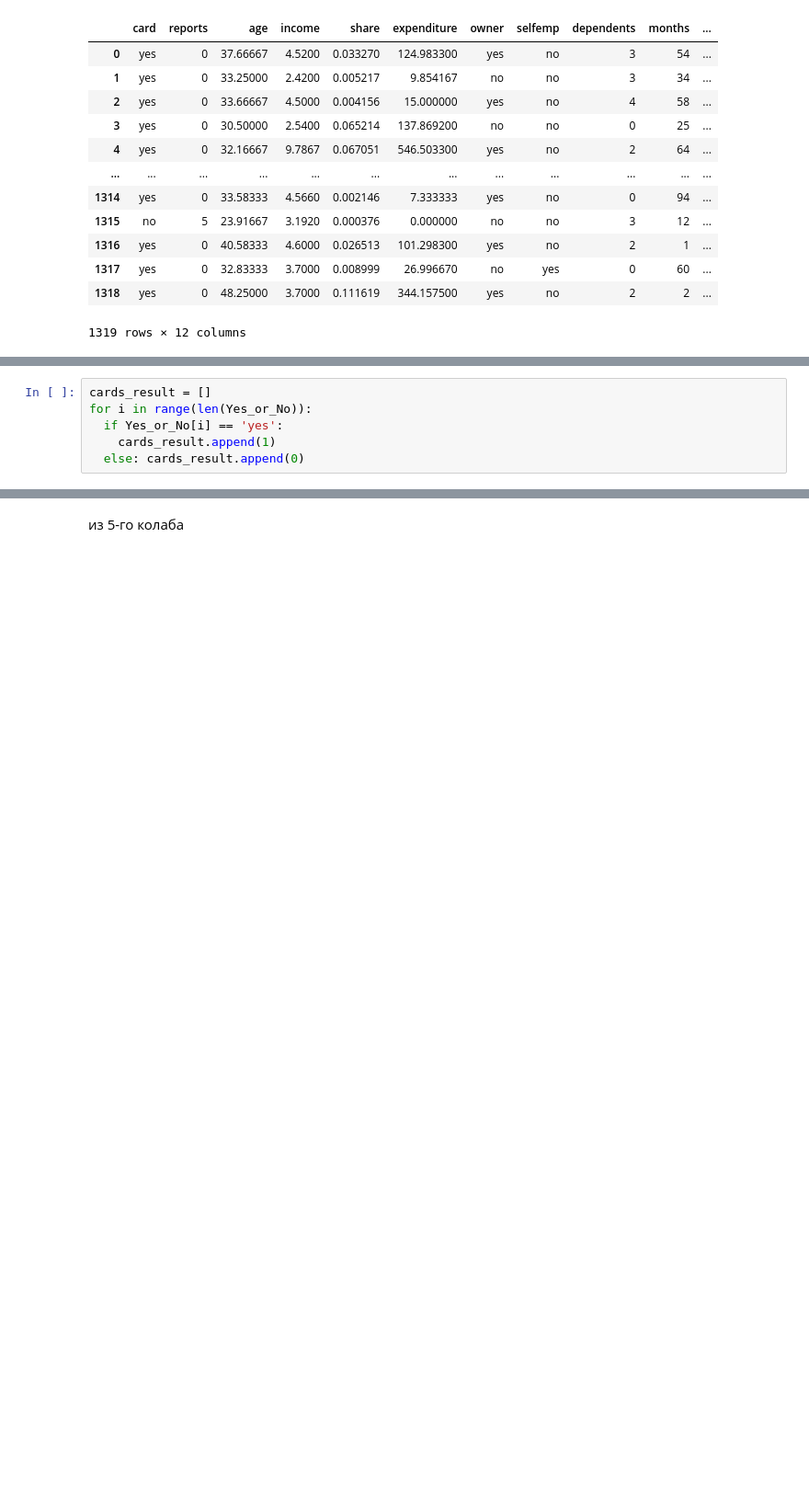
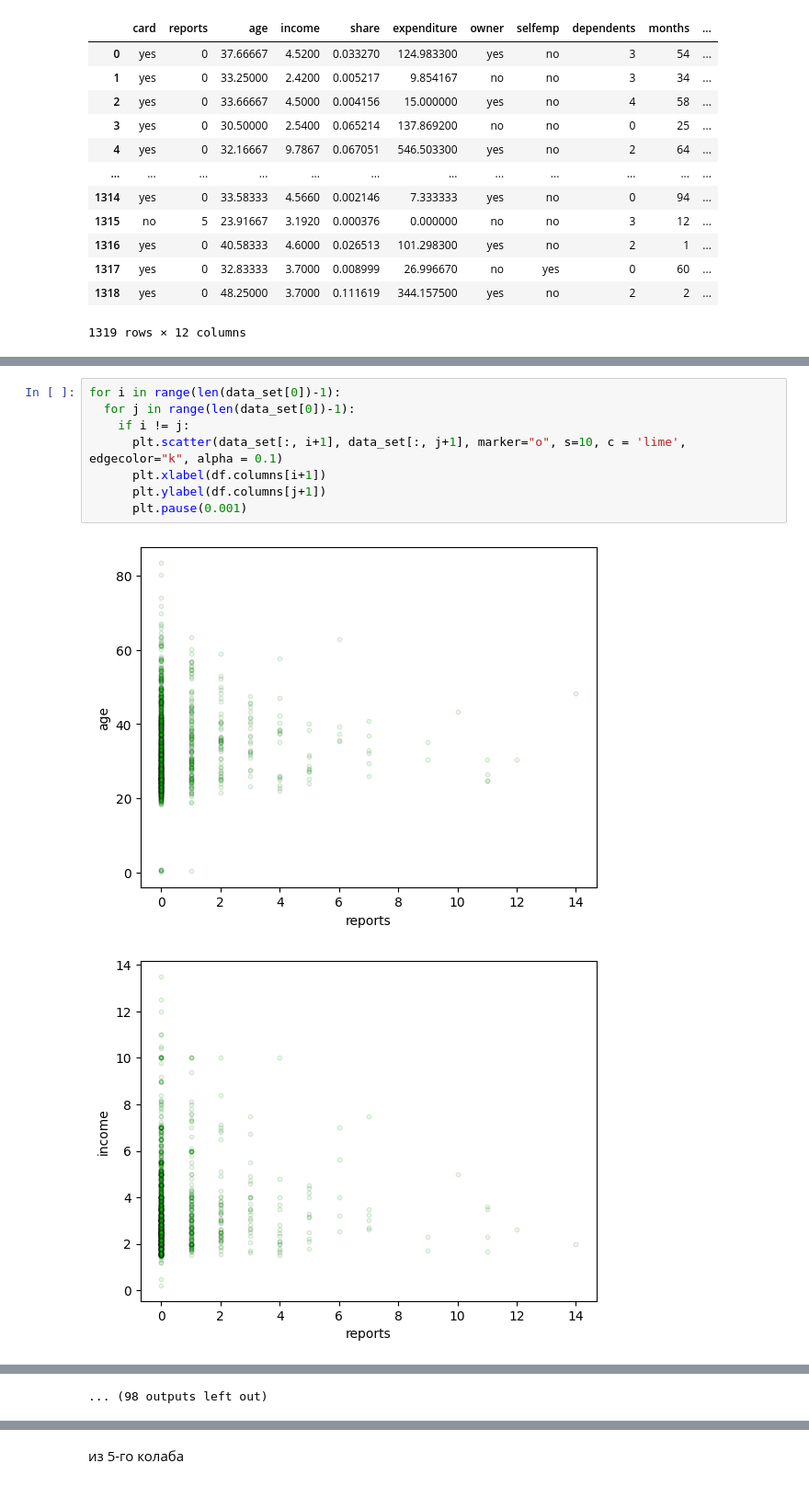
Before and after one commit to SedyaPrograms/Tutorial, a Jupyter notebook: AI and machine learning/Предсказание_выдачи_кредитной_карты_ВКР.ipynb, the cells around one changed output, grey strips where cells are left out. Shown at 92% size. Cells and saved outputs as stored; diff of their text form; blank space fills up the shorter version.

```diff
--- a/AI and machine learning/Предсказание_выдачи_кредитной_карты_ВКР.ipynb
+++ b/AI and machine learning/Предсказание_выдачи_кредитной_карты_ВКР.ipynb
@@ -56,6 +103,0 @@ Yes_or_No = df['card']
-# %%
-cards_result = []
-for i in range(len(Yes_or_No)):
-  if Yes_or_No[i] == 'yes':
-    cards_result.append(1)
-  else: cards_result.append(0)
@@ -118,0 +231,11 @@ X_train.shape, X_test.shape
+# %%
+for i in range(len(data_set[0])-1):
+  for j in range(len(data_set[0])-1):
+    if i != j:
+      plt.scatter(data_set[:, i+1], data_set[:, j+1], marker="o", s=10, c = 'lime', edgecolor="k", alpha = 0.1)
+      plt.xlabel(df.columns[i+1])
+      plt.ylabel(df.columns[j+1])
+      plt.pause(0.001)
+# %% [output]
+[figure, added]
+[figure, added]
@@ -118,0 +252 @@ X_train.shape, X_test.shape
+... (98 outputs left out)
```
Also changed, not shown: parts of 77 cells of this notebook.
